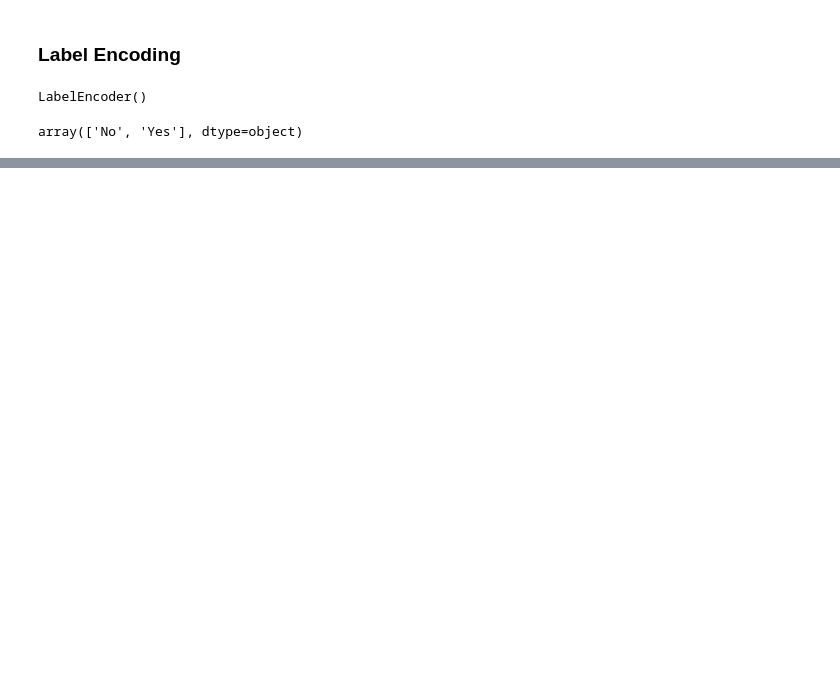
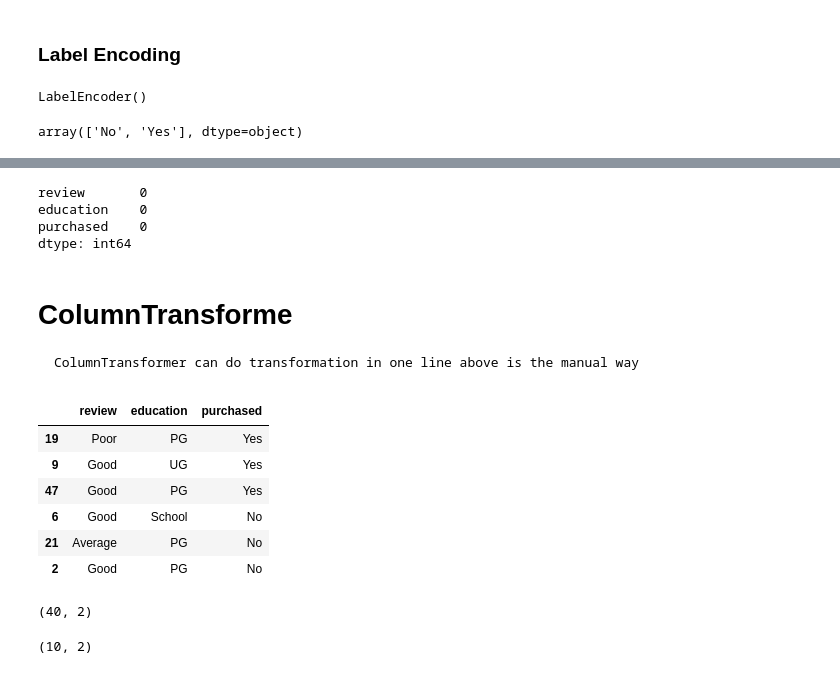
Before and after one commit to Basit6117/machine_learning, a Jupyter notebook: feature-Eng_part(2)encoding_categorical_data.ipynb, the cells around one changed output, grey strips where cells are left out. Saved outputs shown, nothing was run; the diff lists cells and outputs as text; code cells hidden in the pictures; blank space fills up the shorter version.

Commit message:
practiced some basic of sklearn and ColumnTransformer

```diff
--- a/feature-Eng_part(2)encoding_categorical_data.ipynb
+++ b/feature-Eng_part(2)encoding_categorical_data.ipynb
@@ -109,0 +110,21 @@ array([0, 0, 0, 1, 0, 1, 0, 0, 1, 1, 1, 0, 0, 1, 0, 1, 1, 0, 1, 1, 0, 0,
+# %%
+df.sample(6)
+df.isnull().sum()
+# %% [output]
+review       0
+education    0
+purchased    0
+dtype: int64
+# %% [markdown]
+# ColumnTransforme
+    ColumnTransformer can do transformation in one line above is the manual way
+# %%
+df.sample(6)
+# %% [output]
+|  | review | education | purchased |
+| 19 | Poor | PG | Yes |
+| 9 | Good | UG | Yes |
+| 47 | Good | PG | Yes |
+| 6 | Good | School | No |
+| 21 | Average | PG | No |
+| 2 | Good | PG | No |
@@ -109,0 +141,9 @@ array([0, 0, 0, 1, 0, 1, 0, 0, 1, 1, 1, 0, 0, 1, 0, 1, 1, 0, 1, 1, 0, 0,
+# %%
+transformer.fit_transform(X_train).shape
+# %% [output]
+(40, 2)
+# %%
+
+transformer.transform(X_test).shape
+# %% [output]
+(10, 2)
```
Also changed, not shown: parts of 6 cells of this notebook.
